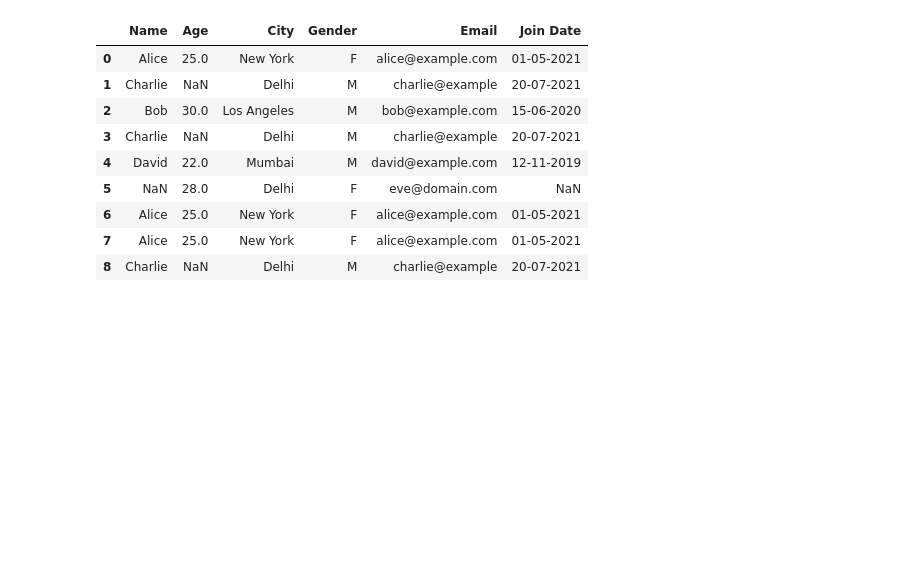
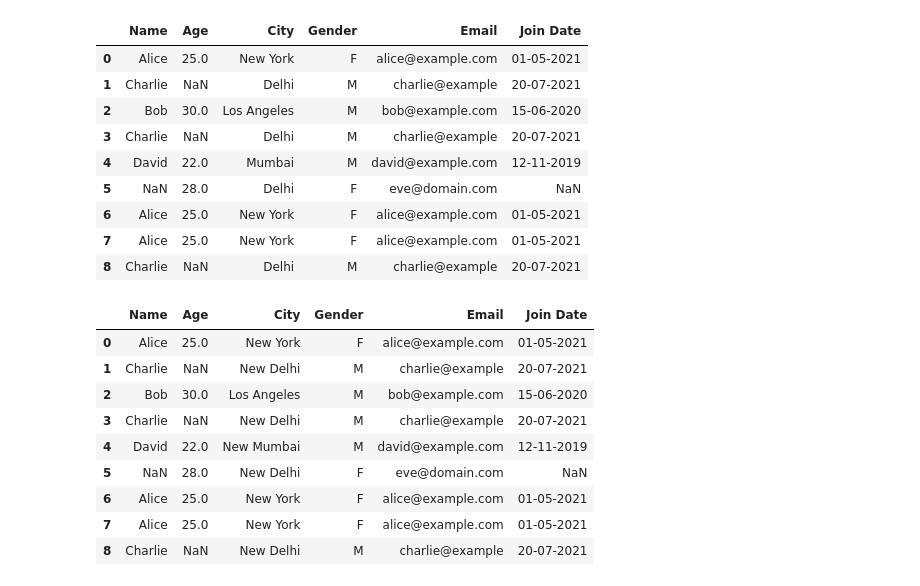
Before and after one commit to mishra1010/DataScience, a Jupyter notebook: Pandas/5DataCleaningandPreprocessing.ipynb, the cells around one changed output. Drawn from its saved outputs; the diff is of its cells as text; code cells hidden in the pictures; blank space fills up the shorter version.

```diff
--- a/Pandas/5DataCleaningandPreprocessing.ipynb
+++ b/Pandas/5DataCleaningandPreprocessing.ipynb
@@ -300,0 +299,13 @@ df2
+# %%
+df2
+# %% [output]
+|  | Name | Age | City | Gender | Email | Join Date |
+| 0 | Alice | 25.0 | New York | F | alice@example.com | 01-05-2021 |
+| 1 | Charlie | NaN | New Delhi | M | charlie@example | 20-07-2021 |
+| 2 | Bob | 30.0 | Los Angeles | M | bob@example.com | 15-06-2020 |
+| 3 | Charlie | NaN | New Delhi | M | charlie@example | 20-07-2021 |
+| 4 | David | 22.0 | New Mumbai | M | david@example.com | 12-11-2019 |
+| 5 | NaN | 28.0 | New Delhi | F | eve@domain.com | NaN |
+| 6 | Alice | 25.0 | New York | F | alice@example.com | 01-05-2021 |
+| 7 | Alice | 25.0 | New York | F | alice@example.com | 01-05-2021 |
+| 8 | Charlie | NaN | New Delhi | M | charlie@example | 20-07-2021 |
```
Also changed, not shown: parts of 2 cells of this notebook, 2 other files.
